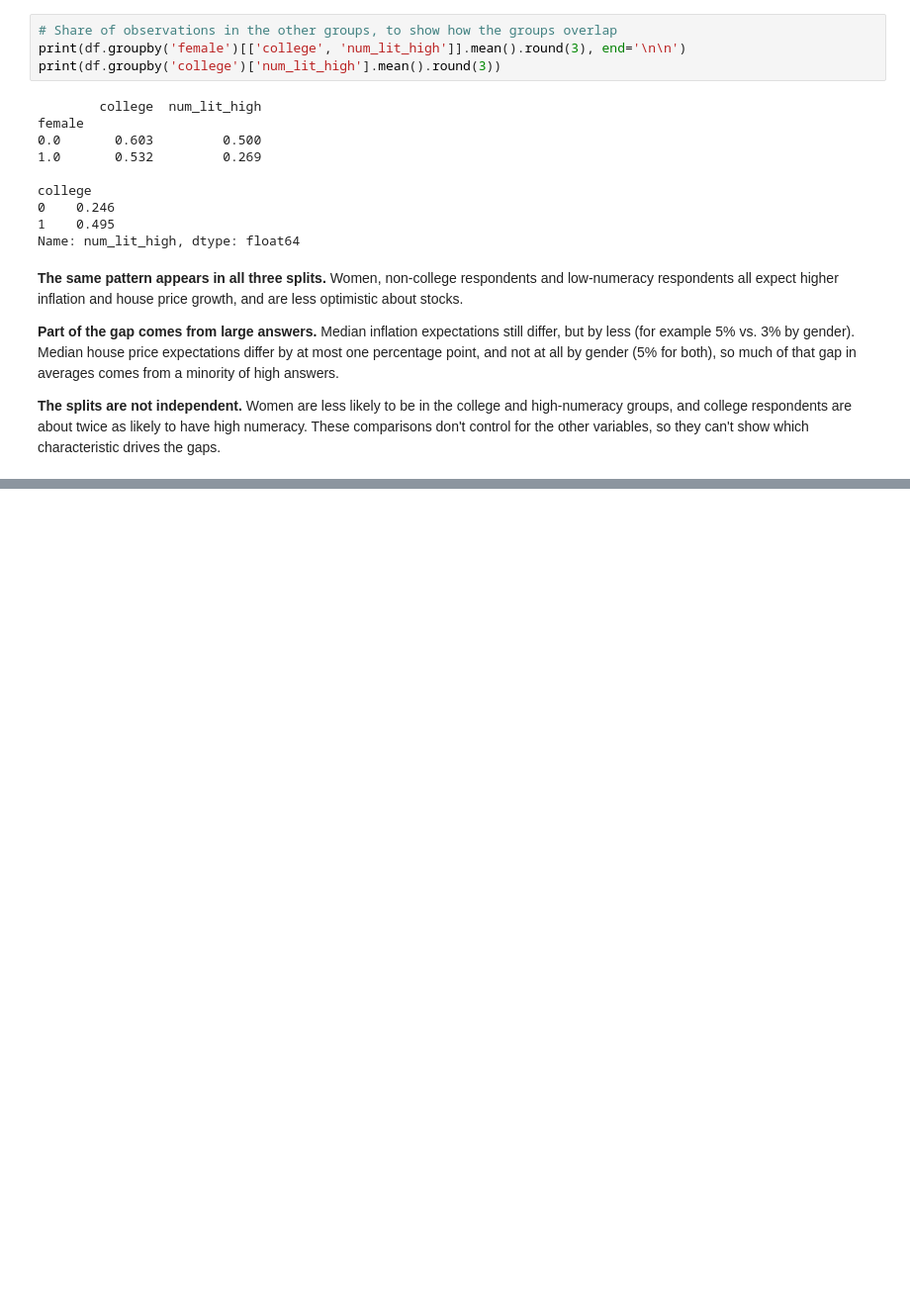
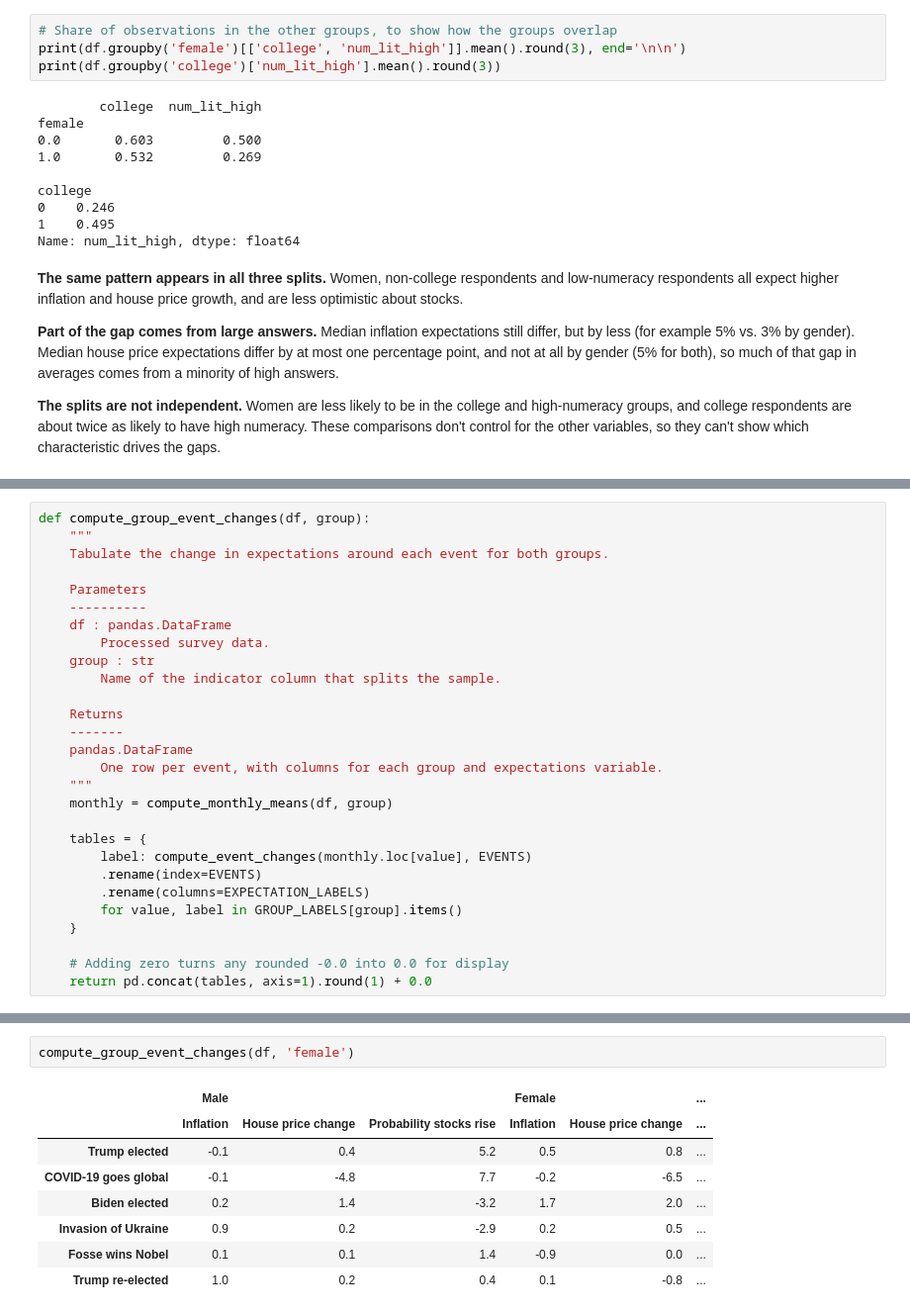
Before and after one commit to Partho-N/TECH2-H26-ai-week, a Jupyter notebook: term_paper.ipynb, the cells around one changed output, grey strips where cells are left out. Shown at 99% size. Cells and saved outputs as stored; diff of their text form; blank space fills up the shorter version.

```diff
--- a/term_paper.ipynb
+++ b/term_paper.ipynb
@@ -381,0 +510,28 @@ Name: num_lit_high, dtype: float64
+# %%
+def compute_group_event_changes(df, group):
+    """
+    Tabulate the change in expectations around each event for both groups.
+
+    Parameters
+    ----------
+    df : pandas.DataFrame
+        Processed survey data.
+    group : str
+        Name of the indicator column that splits the sample.
+
+    Returns
+    -------
+    pandas.DataFrame
+        One row per event, with columns for each group and expectations variable.
+    """
+    monthly = compute_monthly_means(df, group)
+
+    tables = {
+        label: compute_event_changes(monthly.loc[value], EVENTS)
+        .rename(index=EVENTS)
+        .rename(columns=EXPECTATION_LABELS)
+        for value, label in GROUP_LABELS[group].items()
+    }
+
+    # Adding zero turns any rounded -0.0 into 0.0 for display
+    return pd.concat(tables, axis=1).round(1) + 0.0
@@ -381,0 +544,11 @@ Name: num_lit_high, dtype: float64
+# %%
+compute_group_event_changes(df, 'female')
+# %% [output]
+|  | Male |  |  | Female |  | ... |
+|  | Inflation | House price change | Probability stocks rise | Inflation | House price change | ... |
+| Trump elected | -0.1 | 0.4 | 5.2 | 0.5 | 0.8 | ... |
+| COVID-19 goes global | -0.1 | -4.8 | 7.7 | -0.2 | -6.5 | ... |
+| Biden elected | 0.2 | 1.4 | -3.2 | 1.7 | 2.0 | ... |
+| Invasion of Ukraine | 0.9 | 0.2 | -2.9 | 0.2 | 0.5 | ... |
+| Fosse wins Nobel | 0.1 | 0.1 | 1.4 | -0.9 | 0.0 | ... |
+| Trump re-elected | 1.0 | 0.2 | 0.4 | 0.1 | -0.8 | ... |
```
Also changed, not shown: parts of 23 cells of this notebook.
